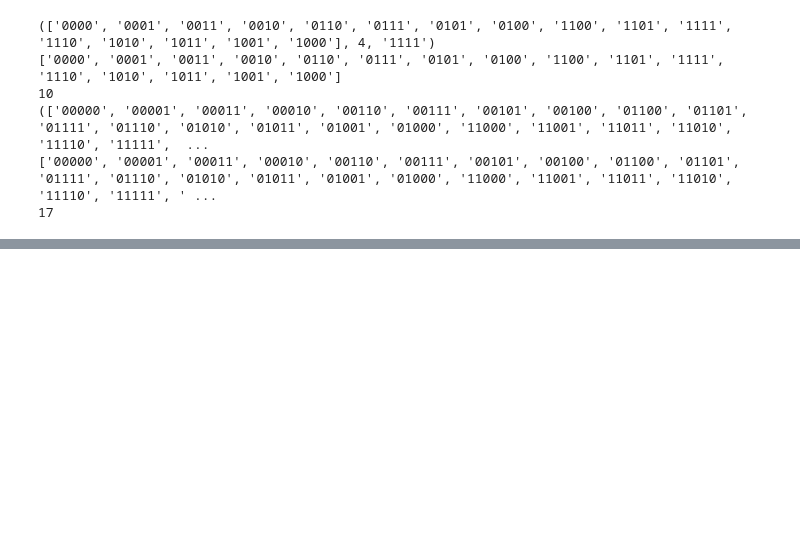
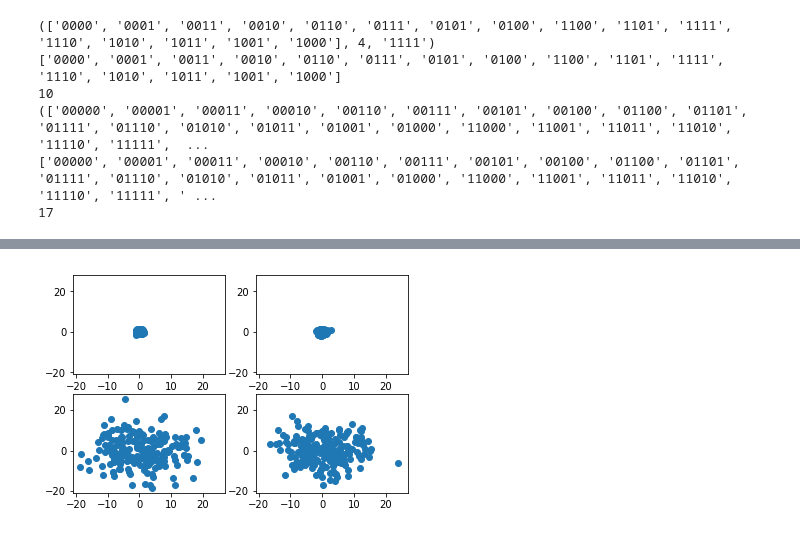
Before and after one commit to Unilmalas/RandomTrees, a Jupyter notebook: snippets22.ipynb, the cells around one changed output, grey strips where cells are left out. Saved outputs shown, nothing was run; the diff lists cells and outputs as text; code cells hidden in the pictures; blank space fills up the shorter version.

```diff
--- a/snippets22.ipynb
+++ b/snippets22.ipynb
@@ -320,0 +966,56 @@ if __name__=='__main__':
+# %%
+# Demings funnel
+import numpy as np
+import matplotlib.pyplot as plt
+
+#plt.yticks(np.arange(min, max, step))
+
+
+# Rule 1: The funnel remains directly above the target.
+mu, sigma = 0, 0.5 # mean and standard deviation
+N = 200
+#x = np.random.rand(N)
+x = np.random.normal(mu, sigma, N)
+#y = np.random.rand(N)
+y = np.random.normal(mu, sigma, N)
+#colors = np.random.rand(N)
+#area = (30 * np.random.rand(N))**2  # 0 to 15 point radii
+#plt.scatter(x, y, s=area, c=colors, alpha=0.5)
+ax1 = plt.subplot(2, 2, 1)
+plt.scatter(x, y)
+
+# Rule 2: Adjust the funnel position by shifting the target to compensate after each drop.
+# E.g. If the last drop missed 1 cm east, move the funnel 1 cm to the west of its current position.
+mux, muy = 0, 0
+for i in range(N):
+    x = np.random.normal(mux, sigma, N)
+    y = np.random.normal(muy, sigma, N)
+    mux -= x
+    muy -= y
+plt.subplot(2, 2, 2, sharex=ax1, sharey=ax1)
+plt.scatter(x, y)
+
+# Rule 3: As rule 2, but first move the funnel back over the target, before making the adjustment.
+# E.g. If the funnel is 2 cm north, and the marble lands 3 cm north, move the funnel 3 cm south of the target.
+mux, muy = 0, 0
+for i in range(N):
+    x = np.random.normal(mux, sigma, N)
+    y = np.random.normal(muy, sigma, N)
+    mux = -x
+    muy = -y
+plt.subplot(2, 2, 3, sharex=ax1, sharey=ax1)
+plt.scatter(x, y)
+
+# Rule 4: The funnel is moved directly over the last place a marble landed.
+mux, muy = 0, 0
+for i in range(N):
+    x = np.random.normal(mux, sigma, N)
+    y = np.random.normal(muy, sigma, N)
+    mux = x
+    muy = y
+plt.subplot(2, 2, 4, sharex=ax1, sharey=ax1)
+plt.scatter(x, y)
+
+plt.show()
+# %% [output]
+[figure, added]
```
Also changed, not shown: parts of 25 cells of this notebook.
